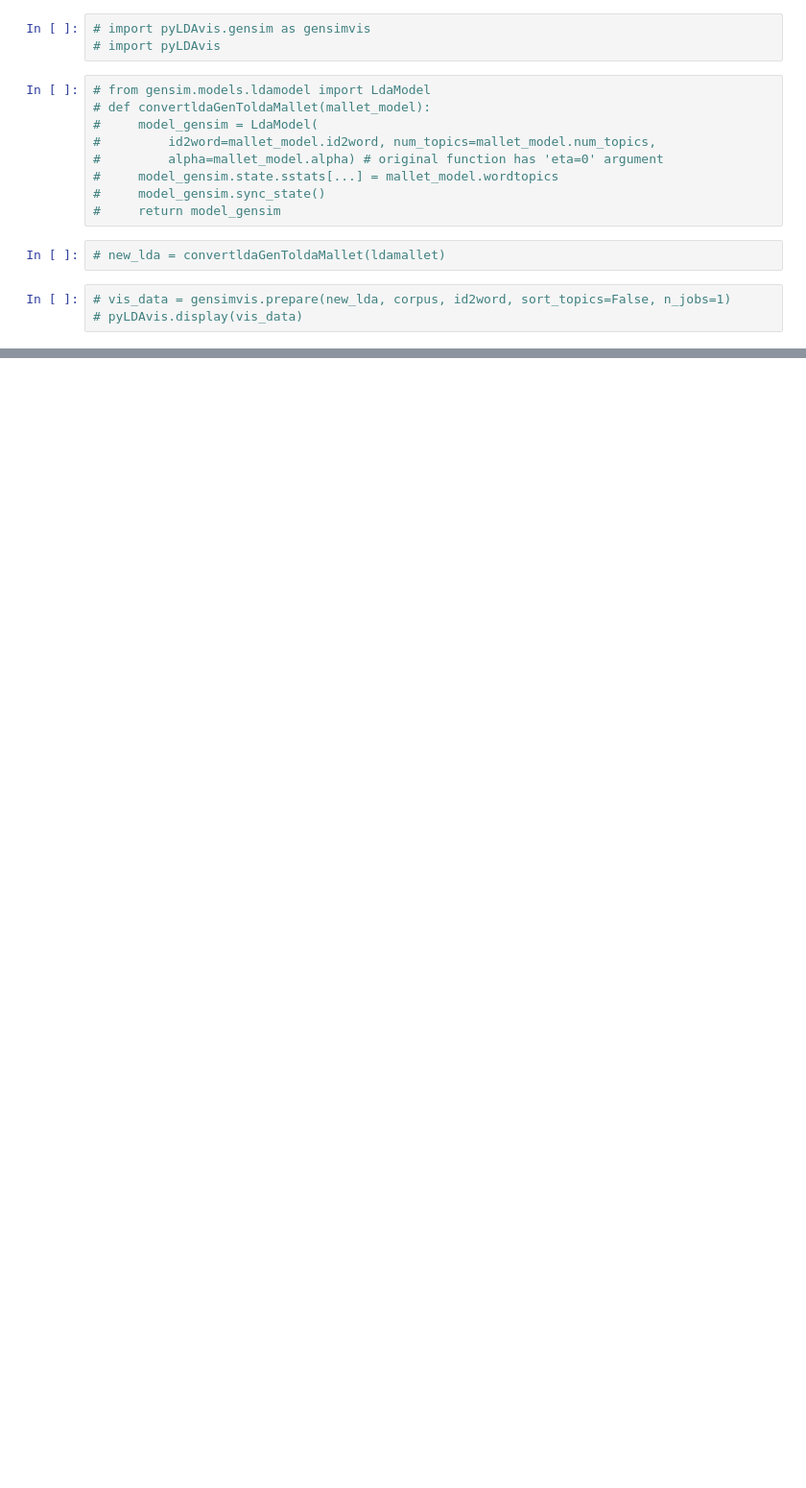
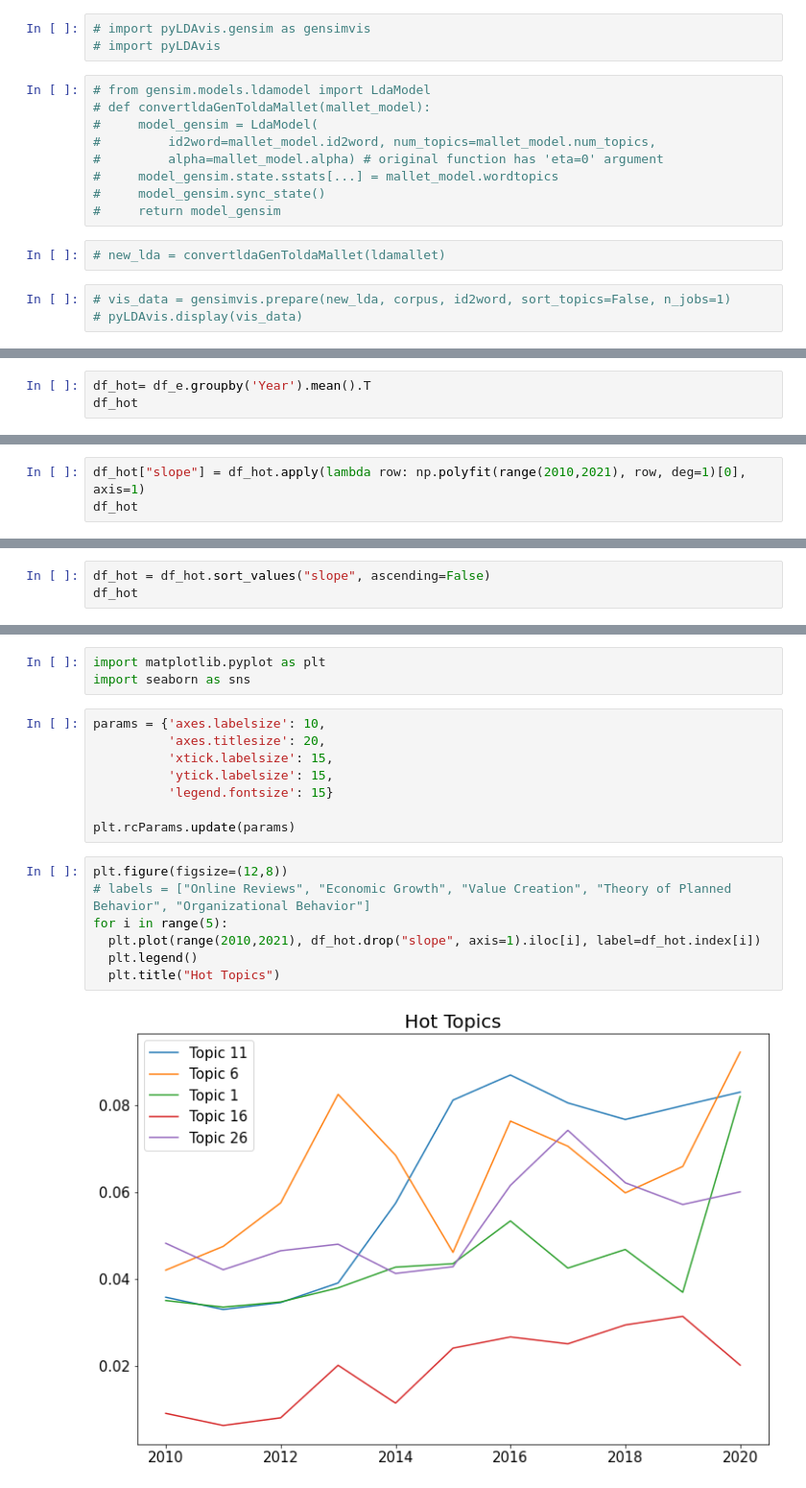
Before and after one commit to kurtsenol/machine-learning, a Jupyter notebook: TopicModeling/Methodology/Model_30_no_freq.ipynb, the cells around one changed output, grey strips where cells are left out. Shown at 96% size. Saved outputs shown, nothing was run; the diff lists cells and outputs as text; blank space fills up the shorter version.

```diff
--- a/TopicModeling/Methodology/Model_30_no_freq.ipynb
+++ b/TopicModeling/Methodology/Model_30_no_freq.ipynb
@@ -179,0 +516,3 @@ plt.show()
+# %%
+df_hot= df_e.groupby('Year').mean().T
+df_hot
@@ -179,0 +537,3 @@ plt.show()
+# %%
+df_hot["slope"] = df_hot.apply(lambda row: np.polyfit(range(2010,2021), row, deg=1)[0], axis=1)
+df_hot
@@ -179,0 +558,3 @@ plt.show()
+# %%
+df_hot = df_hot.sort_values("slope", ascending=False)
+df_hot
@@ -179,0 +579,20 @@ plt.show()
+# %%
+import matplotlib.pyplot as plt
+import seaborn as sns
+# %%
+params = {'axes.labelsize': 10,
+          'axes.titlesize': 20,
+          'xtick.labelsize': 15,
+          'ytick.labelsize': 15,
+          'legend.fontsize': 15}
+
+plt.rcParams.update(params)
+# %%
+plt.figure(figsize=(12,8))
+# labels = ["Online Reviews", "Economic Growth", "Value Creation", "Theory of Planned Behavior", "Organizational Behavior"]
+for i in range(5):
+  plt.plot(range(2010,2021), df_hot.drop("slope", axis=1).iloc[i], label=df_hot.index[i])
+  plt.legend()
+  plt.title("Hot Topics")
+# %% [output]
+[figure, added]
```
Also changed, not shown: parts of 90 cells of this notebook.
